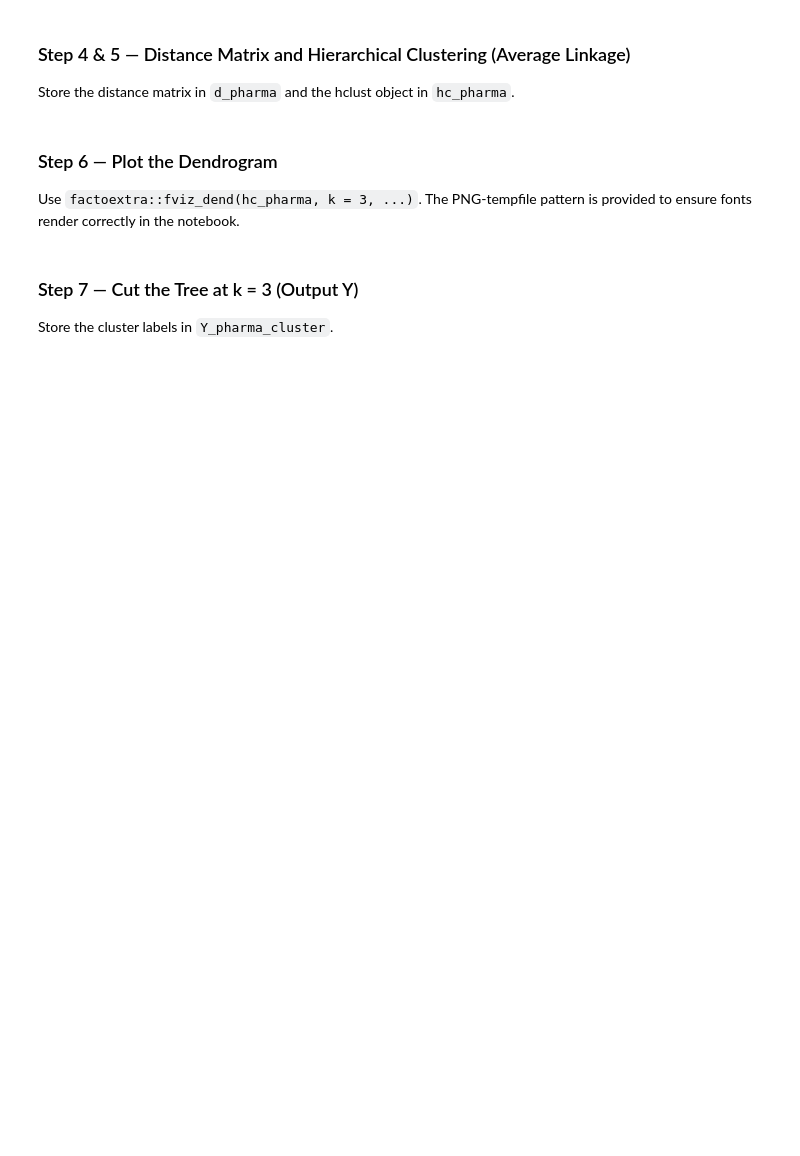
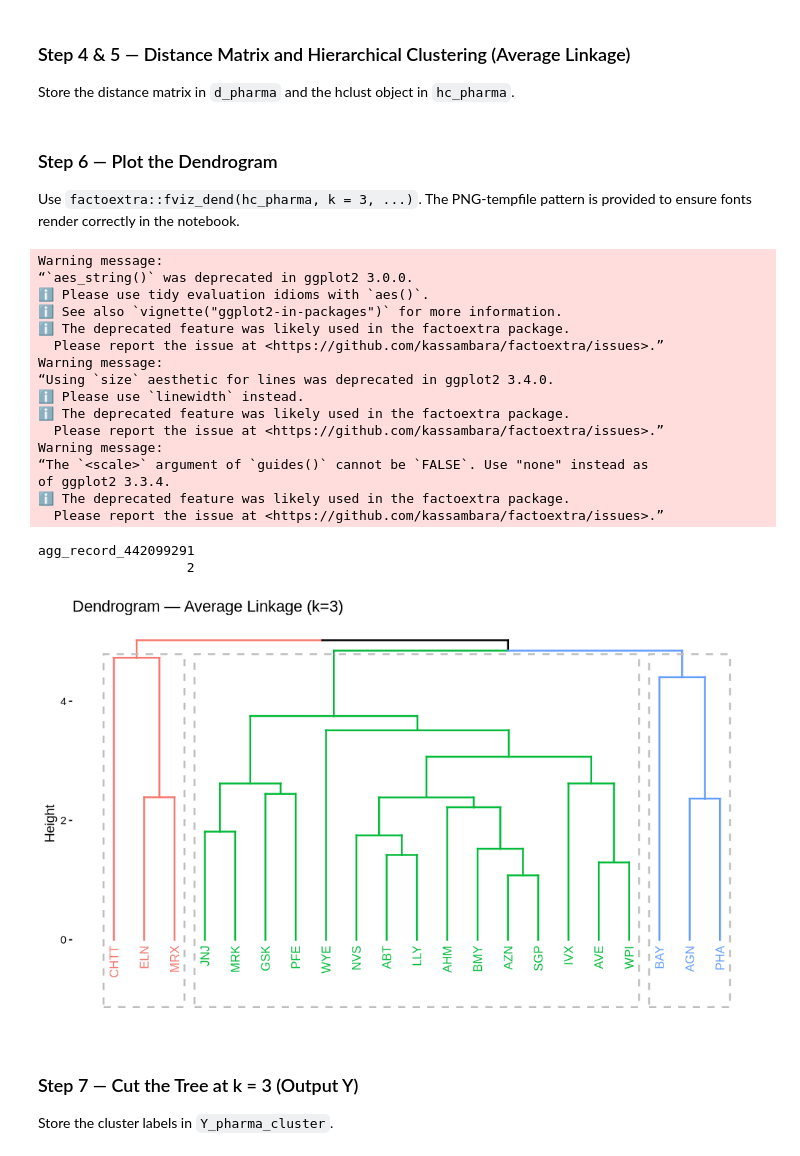
Before and after one commit to owenfrye1/MS3313-FryeV2, a Jupyter notebook: Homework/module_5_homework.ipynb, the cells around one changed output. Saved outputs shown, nothing was run; the diff lists cells and outputs as text; code cells hidden in the pictures; blank space fills up the shorter version.

```diff
--- a/Homework/module_5_homework.ipynb
+++ b/Homework/module_5_homework.ipynb
@@ -69,12 +69,11 @@ set.seed(123)
 
 Use `pharma.df` as the dataframe and `X_pharma` for the 9 input variables.
 # %%
-# YOUR CODE HERE — delete this comment when you add your code
-# Required objects: pharma.df, X_pharma
-# Hint: use mlba::Pharmaceuticals and column_to_rownames("Symbol")
 
-pharma.df <- NULL    # replace NULL with your code
-X_pharma  <- NULL    # replace NULL with your code
+
+pharma.df <- mlba::Pharmaceuticals |>
+  column_to_rownames("Symbol")
+X_pharma  <- pharma.df[, sapply(pharma.df, is.numeric)]
 
 cat("Number of firms:", nrow(X_pharma), "\n")
 cat("Number of input variables:", ncol(X_pharma), "\n")
@@ -84,10 +95,10 @@ head(X_pharma)
 
 Store the standardized matrix in `X_pharma_norm`.
 # %%
-# YOUR CODE HERE — delete this comment when you add your code
-# Required object: X_pharma_norm
 
-X_pharma_norm <- NULL    # replace NULL with your code
+
+
+X_pharma_norm <- scale(X_pharma)
 
 round(colMeans(X_pharma_norm), 4)
 round(apply(X_pharma_norm, 2, sd), 4)
@@ -96,12 +120,10 @@ round(apply(X_pharma_norm, 2, sd), 4)
 
 Store the distance matrix in `d_pharma` and the hclust object in `hc_pharma`.
 # %%
-# YOUR CODE HERE — delete this comment when you add your code
-# Required objects: d_pharma, hc_pharma
-# Hint: dist(..., method = "euclidean") and hclust(..., method = "average")
 
-d_pharma  <- NULL    # replace NULL with your code
-hc_pharma <- NULL    # replace NULL with your code
+
+d_pharma  <- dist(X_pharma_norm, method = "euclidean")
+hc_pharma <- hclust(d_pharma, method = "average")
 # %% [markdown]
 ### Step 6 — Plot the Dendrogram
 
@@ -109,17 +131,40 @@ Use `factoextra::fviz_dend(hc_pharma, k = 3, ...)`. The PNG-tempfile pattern is
 # %%
 tmp_file <- tempfile(fileext = ".png")
 png(tmp_file, width = 1000, height = 600, res = 120,
     type = "cairo", family = "sans")
 
-# YOUR CODE HERE — delete this comment when you add your code
-# Build the fviz_dend plot inside print(...) so it renders to the PNG device.
+
 
 print(
-  NULL    # replace NULL with your fviz_dend(...) call
+  factoextra::fviz_dend(hc_pharma, k = 3,
+                        cex = 0.7,
+                        color_labels_by_k = TRUE,
+                        rect = TRUE,
+                        main = "Dendrogram — Average Linkage (k=3)")
 )
 
 dev.off()
 IRdisplay::display_png(file = tmp_file)
+# %% [output]
+Warning message:
+“`aes_string()` was deprecated in ggplot2 3.0.0.
+ℹ Please use tidy evaluation idioms with `aes()`.
+ℹ See also `vignette("ggplot2-in-packages")` for more information.
+ℹ The deprecated feature was likely used in the factoextra package.
+  Please report the issue at <https://github.com/kassambara/factoextra/issues>.”
+Warning message:
+“Using `size` aesthetic for lines was deprecated in ggplot2 3.4.0.
+ℹ Please use `linewidth` instead.
+ℹ The deprecated feature was likely used in the factoextra package.
+  Please report the issue at <https://github.com/kassambara/factoextra/issues>.”
+Warning message:
+“The `<scale>` argument of `guides()` cannot be `FALSE`. Use "none" instead as
+of ggplot2 3.3.4.
+ℹ The deprecated feature was likely used in the factoextra package.
+  Please report the issue at <https://github.com/kassambara/factoextra/issues>.”
+agg_record_442099291
+                   2
+[figure, added]
 # %% [markdown]
 ### Step 7 — Cut the Tree at k = 3 (Output Y)
 
```
Also changed, not shown: parts of 18 cells of this notebook.
